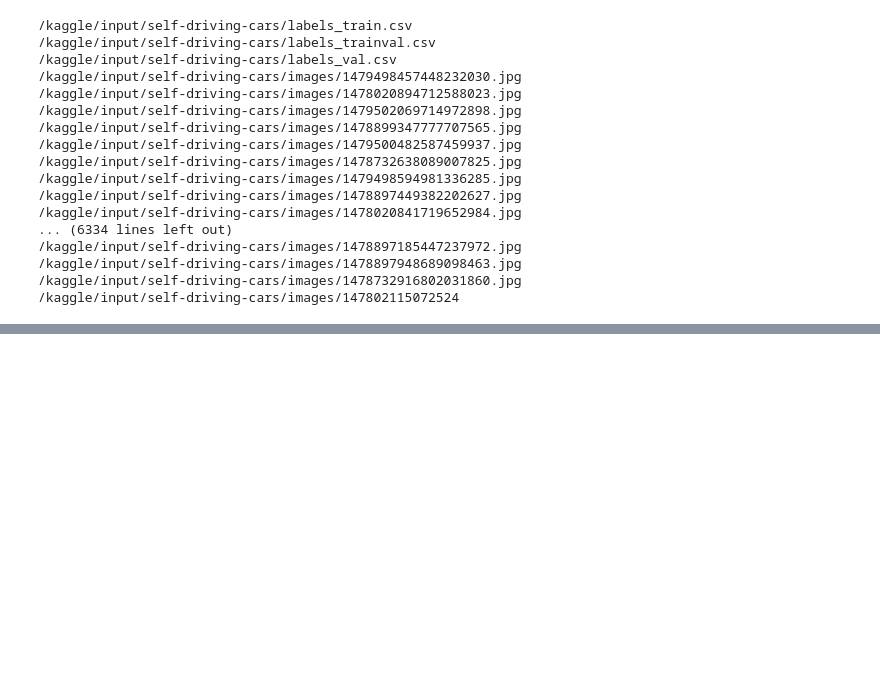
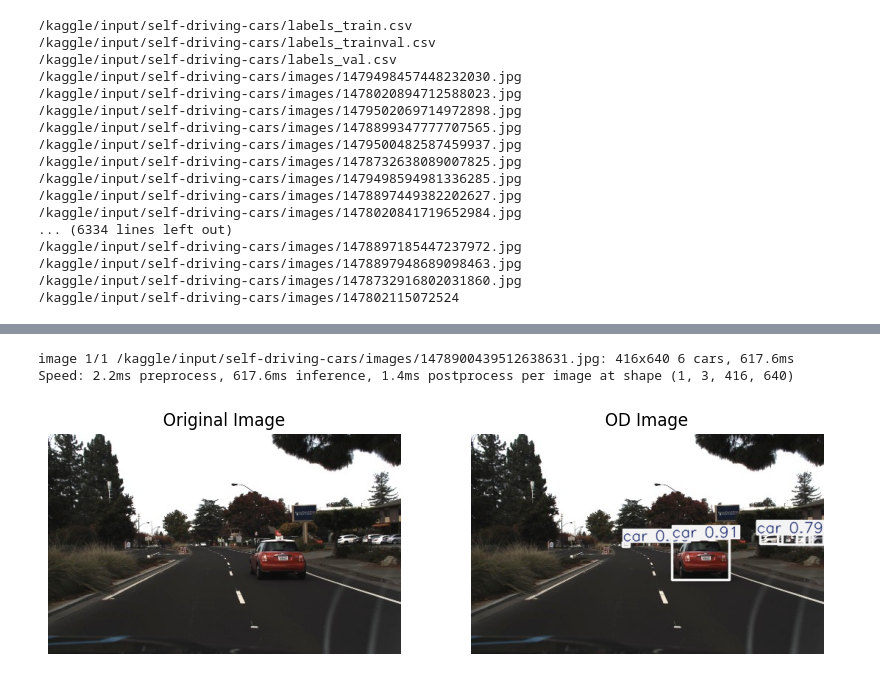
Before and after one commit to isaramadunika/Self_Driving_Cars_CNN, a Jupyter notebook: self-driving-cars-using-r-cnn-yolo.ipynb, the cells around one changed output, grey strips where cells are left out. Saved outputs shown, nothing was run; the diff lists cells and outputs as text; code cells hidden in the pictures; blank space fills up the shorter version.

```diff
--- a/self-driving-cars-using-r-cnn-yolo.ipynb
+++ b/self-driving-cars-using-r-cnn-yolo.ipynb
@@ -26,0 +140,7 @@ for dirname, _, filenames in os.walk('/kaggle/input'):
+# %%
+Path = '/kaggle/input/self-driving-cars/images'
+ODImage(os.path.join(Path, np.random.choice(os.listdir(Path))))
+# %% [output]
+image 1/1 /kaggle/input/self-driving-cars/images/1478900439512638631.jpg: 416x640 6 cars, 617.6ms
+Speed: 2.2ms preprocess, 617.6ms inference, 1.4ms postprocess per image at shape (1, 3, 416, 640)
+[figure, added]
```
Also changed, not shown: parts of 7 cells of this notebook.
